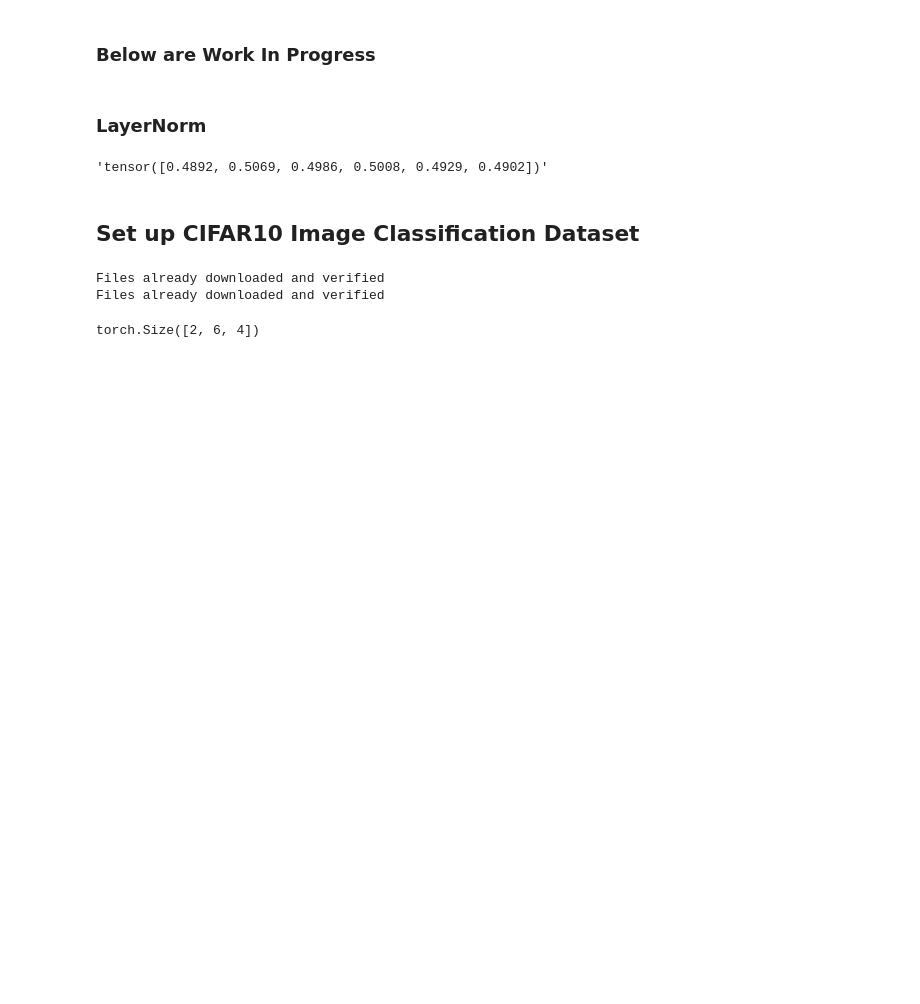
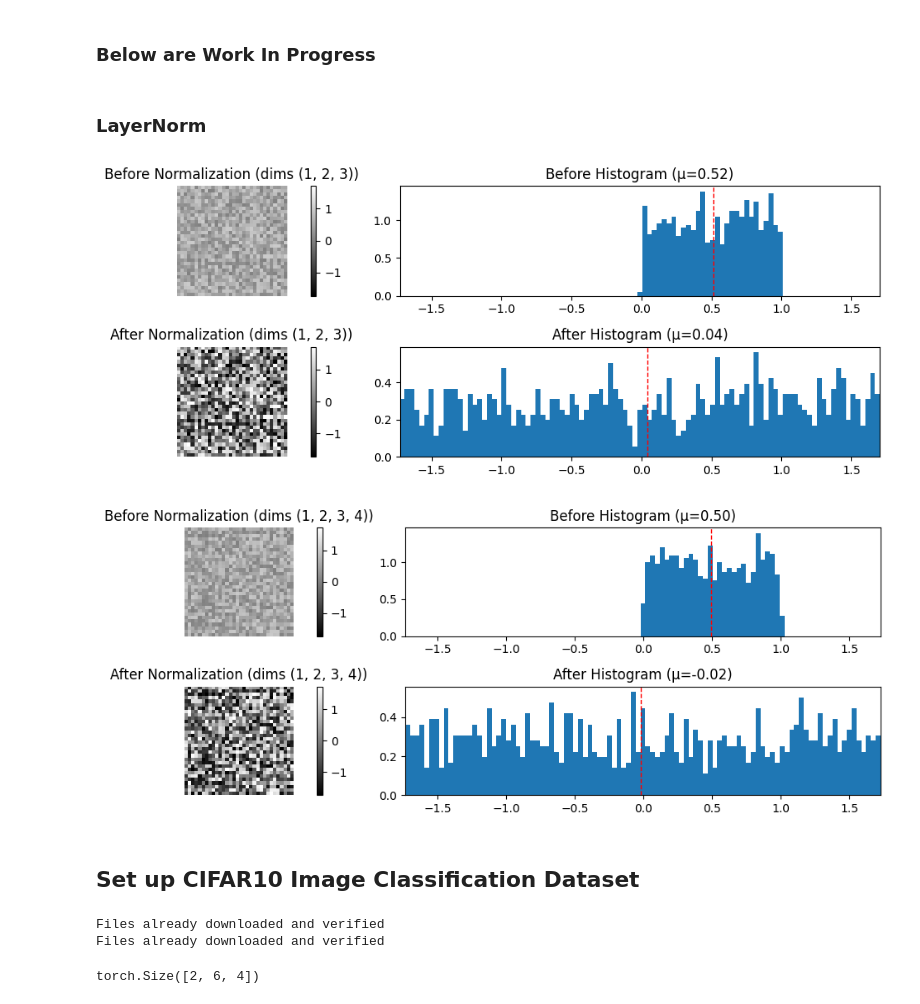
Before and after one commit to mohanen/deep-learning-blueprint, a Jupyter notebook: NormalizationLayers.ipynb, the cells around one changed output. Saved outputs shown, nothing was run; the diff lists cells and outputs as text; code cells hidden in the pictures; blank space fills up the shorter version.

Commit message:
Implement Layer Normalization in NormalizationLayers notebook

```diff
--- a/NormalizationLayers.ipynb
+++ b/NormalizationLayers.ipynb
@@ -130,40 +132,64 @@ visualize_norm_effect(before, after, norm_dims=(0, 2, 3))
 # %%
 class LayerNorm(nn.Module):
     def __init__(self, normalize_shape, eps=1e-5, elementwise_affine=True, bias=True):
         super().__init__()
         self.normalize_shape = normalize_shape
         self.eps = eps
         self.elementwise_affine = elementwise_affine
         self.bias = bias
+        self.gamma = None
+        self.beta = None
 
         if self.elementwise_affine:
-            self.weight = nn.Parameter(torch.ones(normalize_shape))
+            self.gamma = nn.Parameter(torch.ones(normalize_shape))
             if bias:
-                self.bias = nn.Parameter(torch.zeros(normalize_shape))
+                self.beta = nn.Parameter(torch.zeros(normalize_shape))
             else:
-                self.register_parameter('bias', None)
+                self.register_parameter('beta', None)
         else:
-            self.register_parameter('weight', None)
-            self.register_parameter('bias', None)
+            self.register_parameter('gamma', None)
+            self.register_parameter('beta', None)
 
     def forward(self, x):
-        # Calculate mean and variance across the feature dimensions
-        norm_dims = (0,) + tuple(range(2, x.dim()))
-        broadcast_shape = [1, -1] + [1] * (x.dim() - 2)
+        # just like pytorch, the normalize_shape should be the last dimensions of the input shape
+        assert x.shape[-len(self.normalize_shape):] == self.normalize_shape, "Input shape does not match normalize_shape"
 
         # Calculate mean and variance across the feature dimensions
-        mean = x.mean(dim=norm_dims)
-        var = x.var(dim=norm_dims, unbiased=False)
-
-        # Reshape mean and var to match the input shape for broadcasting
-        mean = mean.view(broadcast_shape)
-        var = var.view(broadcast_shape)
+        norm_dims = tuple(range(-len(self.normalize_shape), 0))
+        # Calculate mean and variance across the feature dimensions
+        mean = x.mean(dim=norm_dims, keepdim=True)
+        var = x.var(dim=norm_dims, keepdim=True, unbiased=False)
 
         # Normalize the input
-        x = (x - mean) / torch.sqrt(var + self.eps)
+        x = (x - mean) * torch.rsqrt(var + self.eps)
         if self.elementwise_affine:
+            x = x * self.gamma
+            if self.bias:
+                x = x + self.beta
+        return x
+
+# 4 dims
+x = torch.rand(2, 6, 32, 32)
+B, C, H, W = x.shape
+L_Norm = LayerNorm((C, H, W))
+normed = L_Norm(x)
+
+before = x[0, 0, :, :].detach().cpu().numpy()
+after = normed[0, 0, :, :].detach().cpu().numpy()
+visualize_norm_effect(before, after, norm_dims=(1, 2, 3))
+
+# 5 dims
+x = torch.rand(2, 5, 6, 32, 32)
+B, D, C, H, W = x.shape
+L_Norm = LayerNorm((D, C, H, W))
+normed = L_Norm(x)
+
+before = x[0, 0, 0, :, :].detach().cpu().numpy()
+after = normed[0, 0, 0, :, :].detach().cpu().numpy()
+visualize_norm_effect(before, after, norm_dims=(1, 2, 3, 4))
 # %% [output]
-'tensor([0.4892, 0.5069, 0.4986, 0.5008, 0.4929, 0.4902])'
+[figure, added]
+[figure, added]
 # %% [markdown]
 ## Set up CIFAR10 Image Classification Dataset
 # %%
```
Also changed, not shown: parts of 2 cells of this notebook, 1 other file.
